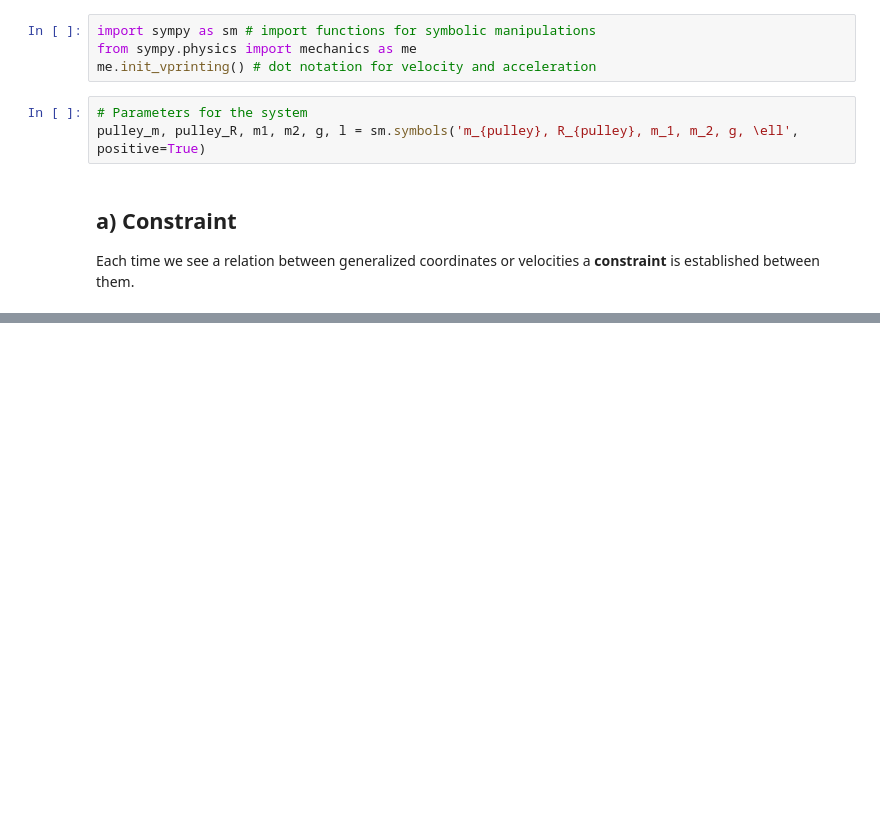
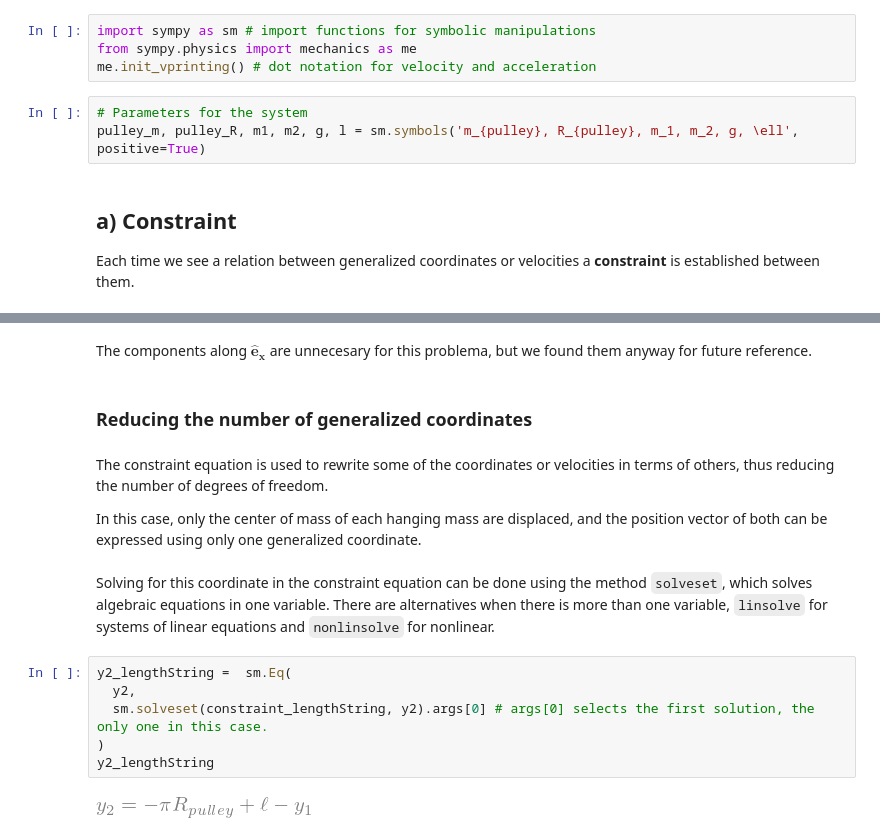
Before and after one commit to unlam/ComputationalAnalyticalMechanics, a Jupyter notebook: 04Constraints/atwoodConstraint.ipynb, the cells around one changed output, grey strips where cells are left out. Cells and saved outputs as stored; diff of their text form; blank space fills up the shorter version.

```diff
--- a/04Constraints/atwoodConstraint.ipynb
+++ b/04Constraints/atwoodConstraint.ipynb
@@ -250,0 +66,19 @@ Es decir...
+# %% [markdown]
+The components along $\mathbf{\hat{e}_x}$ are unnecesary for this problema, but we found them anyway for future reference.
+# %% [markdown]
+### Reducing the number of generalized coordinates
+# %% [markdown]
+The constraint equation is used to rewrite some of the coordinates or velocities in terms of others, thus reducing the number of degrees of freedom.
+
+In this case, only the center of mass of each hanging mass are displaced, and the position vector of both can be expressed using only one generalized coordinate.
+# %% [markdown]
+Solving for this coordinate in the constraint equation can be done using the method `solveset`, which solves algebraic equations in one variable.
+There are alternatives when there is more than one variable, `linsolve` for systems of linear equations and `nonlinsolve` for nonlinear.
+# %%
+y2_lengthString =  sm.Eq(
+  y2,
+  sm.solveset(constraint_lengthString, y2).args[0] # args[0] selects the first solution, the only one in this case.
+)
+y2_lengthString
+# %% [output]
+[figure, added]
```
Also changed, not shown: parts of 106 cells of this notebook, 4 other files.
